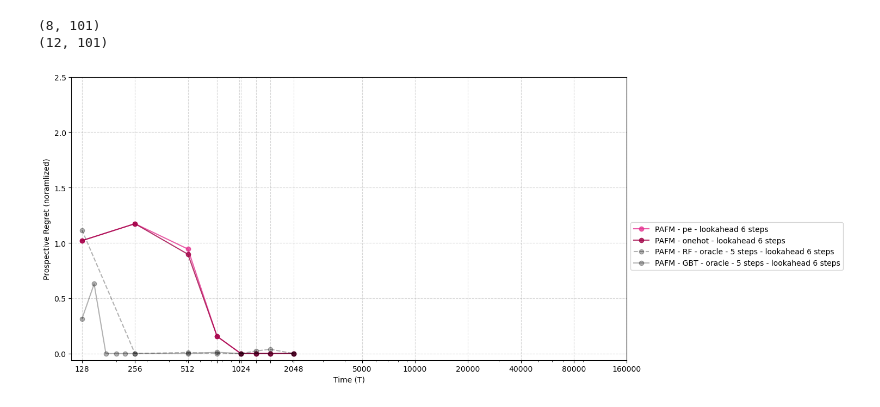
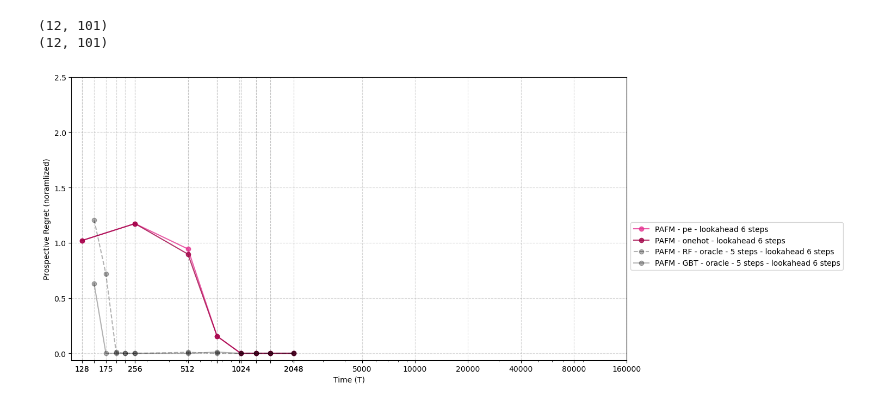
Before and after one commit to neurodata/ProspectiveForaging, a Jupyter notebook: notebooks/read_data.ipynb, the cells around one changed output. Cells and saved outputs as stored; diff of their text form; code cells hidden in the pictures.

```diff
--- a/notebooks/read_data.ipynb
+++ b/notebooks/read_data.ipynb
@@ -78,7 +78,7 @@ states = data["future_states"]
 print(states.shape)
 prewards = []
 pregrets = []
-for k,T in enumerate(Ts):
+for k,T in enumerate(Ts_GBT_OPT):
     irewards = [reward_simulate(states[k,i],T+i,rewards_in_period) for i in range(1,states.shape[1])]
     preward = compute_normalized_future_rewards(irewards,100,0.5)
     path, ireward_opt = path_opt(states[k,0], T, 100)
@@ -112,13 +112,12 @@ PREGRETS.append(pregrets)
 PREWARDS_arr = np.vstack(PREWARDS)
 PREGRETS_PAFM_opt_GBT_arr = np.vstack(PREGRETS).reshape(-1,1)
 # %% [output]
-(8, 101)
 (12, 101)
+(12, 101)
 # %%
 plt.figure(figsize=(15, 6))
 Ts_PAFM = Ts = [2**i for i in np.arange(7,10)]+[750]+[1024,1250,1500,2048]
 Ts_PAFM_ORF = [2**i for i in np.arange(7,10)]+[750]+[1024,1250,1500,2048]
-
 Ts_PVFM = [1000,5000,10000,20000,40000,80000,160000]
 
 def get_close_colors(cmap_name, start=0.5, delta=0.15,n = 2):
@@ -157,9 +156,9 @@ plt.plot(Ts_PAFM, PREGRETS_PAFM_pe_arr, alpha=0.8, marker='o', color=colors["PAF
          label='PAFM - pe - lookahead 6 steps')
 plt.plot(Ts_PAFM, PREGRETS_PAFM_oh_arr, alpha=0.8, marker='o', color=colors["PAFM_oh"],
          label='PAFM - onehot - lookahead 6 steps')
-plt.plot(Ts_PAFM, PREGRETS_PAFM_opt_arr, alpha=0.3, marker='o', color= 'black',linestyle = '--',
+plt.plot(Ts_GBT_OPT[1:], PREGRETS_PAFM_opt_arr[1:], alpha=0.3, marker='o', color= 'black',linestyle = '--',
          label='PAFM - RF - oracle - 5 steps - lookahead 6 steps')
-plt.plot(Ts_GBT_OPT, PREGRETS_PAFM_opt_GBT_arr, alpha=0.3, marker='o', color= 'black',linestyle = '-',
+plt.plot(Ts_GBT_OPT[1:], PREGRETS_PAFM_opt_GBT_arr[1:], alpha=0.3, marker='o', color= 'black',linestyle = '-',
          label='PAFM - GBT - oracle - 5 steps - lookahead 6 steps')
 
 
@@ -185,33 +184,33 @@ plt.plot(Ts_GBT_OPT, PREGRETS_PAFM_opt_GBT_arr, alpha=0.3, marker='o', color= 'b
 
 # plt.plot(Ts_PVFM, PREGRETS_PVFM_oh_MLP_arr, alpha=0.5, marker='o',color=colors["PVFM_oh_MLP"],
 #          label='PVFM - MLP - onehot - wo/lookahead')
 # plt.plot(Ts_PVFM, PREGRETS_PVFM_pe_MLP_arr, alpha=0.5, marker='o',color=colors["PVFM_pe_MLP"],
 #          label='PVFM - MLP - pe - wo/lookahead')
 
 # plt.plot(Ts_PAFM, PREGRETS_PAFM_oh_arr[2,:], alpha=0.8, marker='o', color=colors["PAFM_oh_3steps"],
 #          label='PAFM - onehot - lookahead 3 steps')
 # plt.plot(Ts_PVFM[:6], PREGRETS_PAVFM_oh_arr, alpha=0.8, marker='o',color=colors["PAVFM_oh"],
 #          label='PA-VFM - RF -onehot lookahead 3 steps')
 
 
 
 
 plt.xlabel("Time (T)")
 plt.ylabel("Prospective Regret (noramlized)")
 plt.xscale('log')
 
-xticks = Ts_PAFM + Ts_PVFM
-xticklabels = [str(v) if v in [128,256,512,1024,2048,5000,10000,20000,40000,80000,160000] else ""   # hide every 2nd label
+xticks = Ts_PAFM + Ts_PVFM + Ts_GBT_OPT
+xticklabels = [str(v) if v in [128,175,256,512,1024,2048,5000,10000,20000,40000,80000,160000] else ""   # hide every 2nd label
                for i, v in enumerate(xticks)]
 plt.xticks(xticks, labels=xticklabels)
 
 # plt.xticks(Ts_PAFM+Ts_PVFM, labels=[str(v) for v in Ts_PAFM+Ts_PVFM])
 plt.yticks([0,0.5,1,1.5,2,2.5])
 # plt.title('Prospective Regret Across Lookahead Steps - PVFM - PE')
 # plt.xlim(0,700000)
 plt.legend(loc="upper left", bbox_to_anchor=(1, 0.5))
 plt.grid(True, linestyle='--', alpha=0.5)
 plt.tight_layout()
 # plt.show()
 # %% [output]
-[figure, old version]
+[figure, new version]
```
Also changed, not shown: 2 other files.
